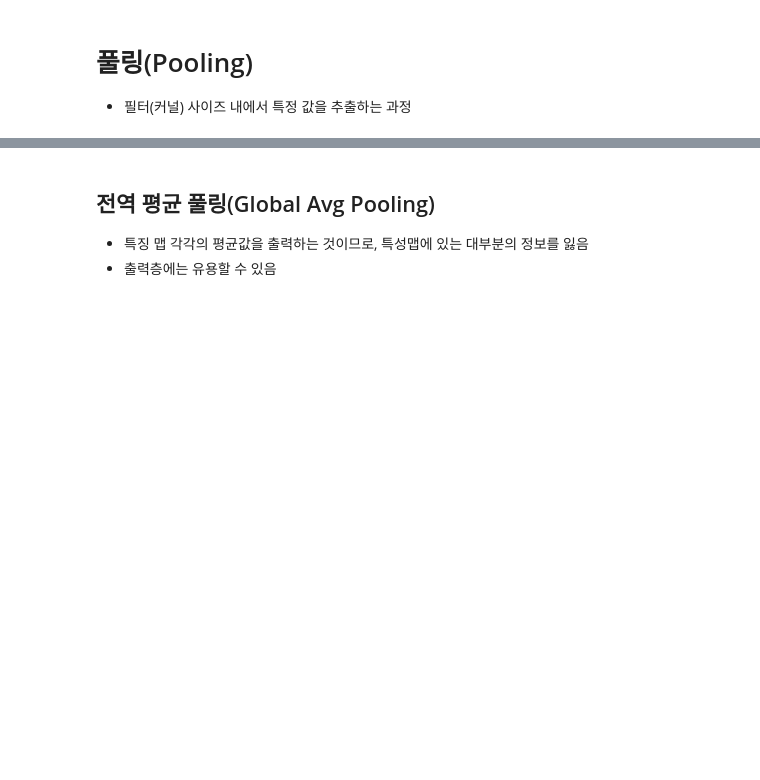
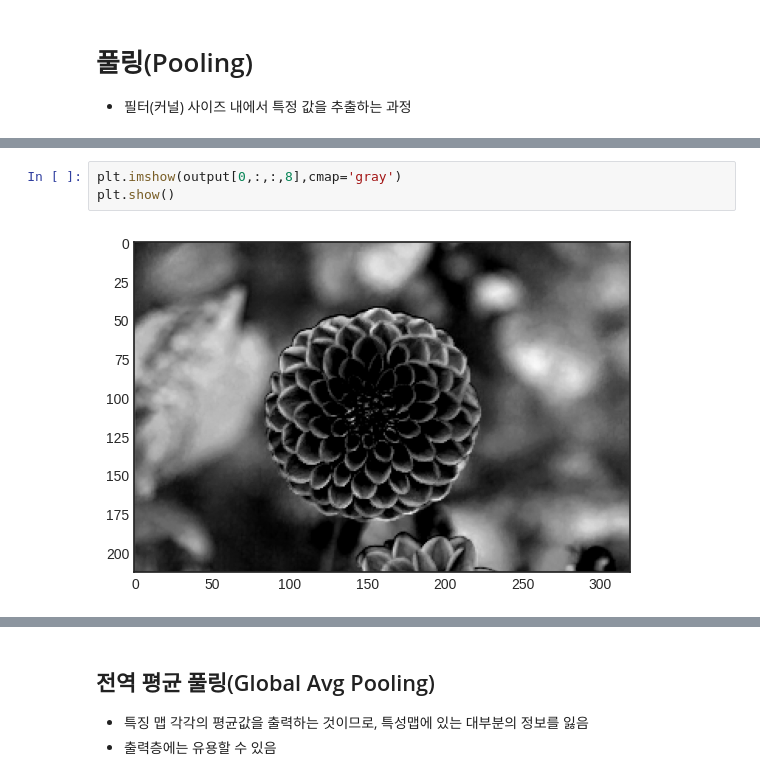
Before and after one commit to jx-dohwan/Computer_Vision_Study, a Jupyter notebook: 컨볼루션_신경망_한번에_끝내기.ipynb, the cells around one changed output, grey strips where cells are left out. Cells and saved outputs as stored; diff of their text form; blank space fills up the shorter version.

```diff
--- a/컨볼루션_신경망_한번에_끝내기.ipynb
+++ b/컨볼루션_신경망_한번에_끝내기.ipynb
@@ -164,3 +184,8 @@ conv = Conv2D(filters=16, kernel_size=3, padding='same', strides=1, activation='
+# %%
+plt.imshow(output[0,:,:,8],cmap='gray')
+plt.show()
+# %% [output]
+[figure, added]
 # %% [markdown]
 ## 평균 풀링(Avg Pooling)
 
```
Also changed, not shown: parts of 3 cells of this notebook.
